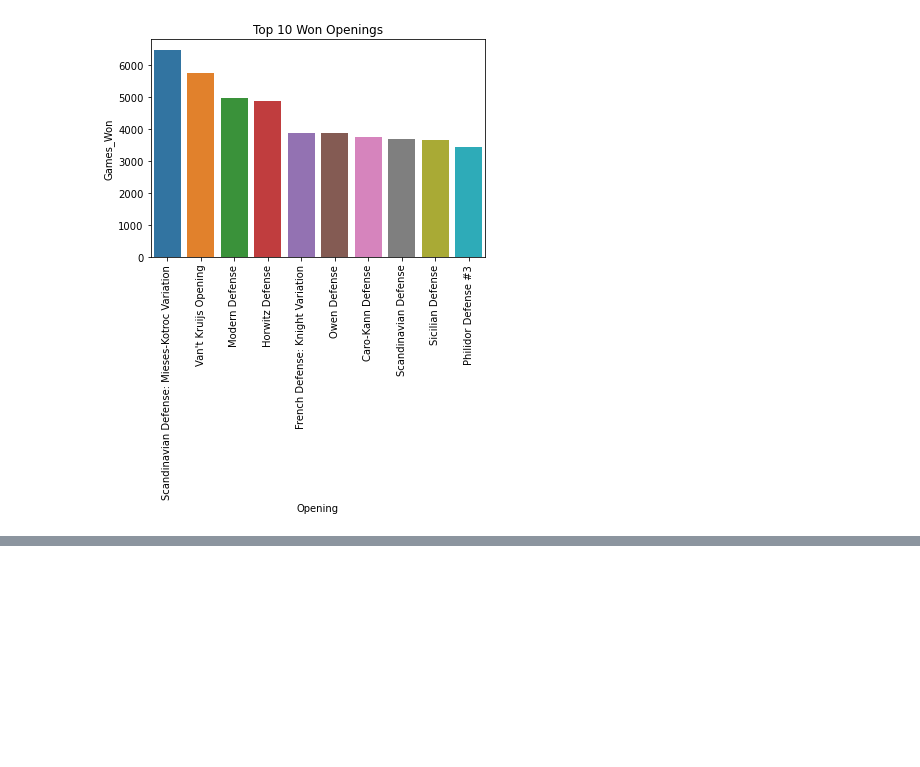
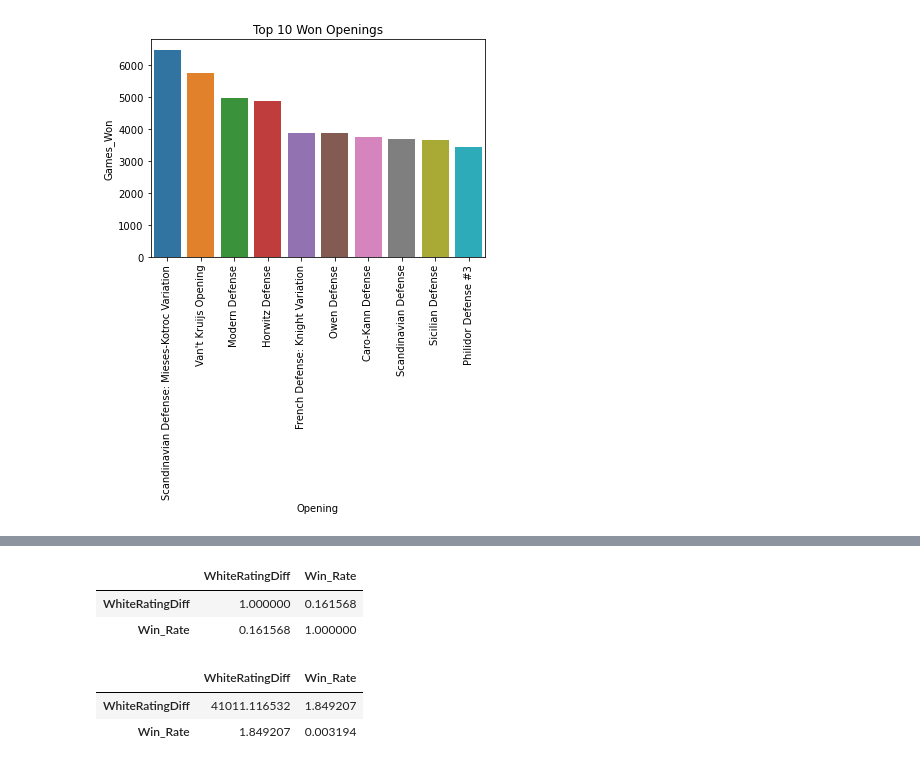
Before and after one commit to jeanie-liu/chess_win_predictor, a Jupyter notebook: summary_descriptive_stats.ipynb, the cells around one changed output, grey strips where cells are left out. Cells and saved outputs as stored; diff of their text form; code cells hidden in the pictures; blank space fills up the shorter version.

```diff
--- a/summary_descriptive_stats.ipynb
+++ b/summary_descriptive_stats.ipynb
@@ -184,0 +196,13 @@ chess_games_rate[['WhiteRatingDiff','Win_Rate']].corr()
+# %%
+#correlation between Elo rating differential and win rate
+display(chess_games_rate[['WhiteRatingDiff','Win_Rate']].corr())
+
+#covariance between Elo rating differential and win rate
+display(chess_games_rate[['WhiteRatingDiff', 'Win_Rate']].cov())
+# %% [output]
+|  | WhiteRatingDiff | Win_Rate |
+| WhiteRatingDiff | 1.000000 | 0.161568 |
+| Win_Rate | 0.161568 | 1.000000 |
+|  | WhiteRatingDiff | Win_Rate |
+| WhiteRatingDiff | 41011.116532 | 1.849207 |
+| Win_Rate | 1.849207 | 0.003194 |
```
Also changed, not shown: parts of 8 cells of this notebook.
